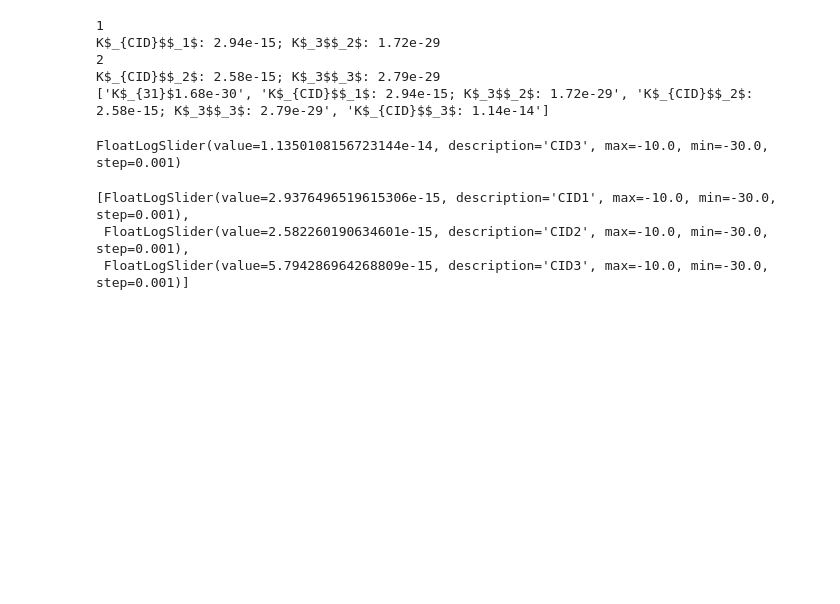
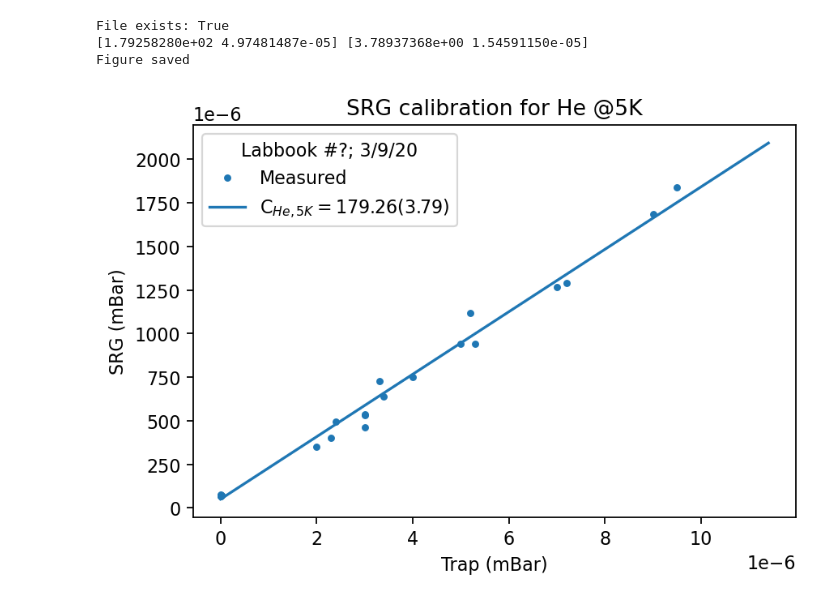
Before and after one commit to aravindhnivas/FELion_GUI3, a Jupyter notebook: static/assets/python_files/ODE/ROSAA_kinetics.ipynb, the cells around one changed output. Saved outputs shown, nothing was run; the diff lists cells and outputs as text; code cells hidden in the pictures; blank space fills up the shorter version.

```diff
--- a/static/assets/python_files/ODE/ROSAA_kinetics.ipynb
+++ b/static/assets/python_files/ODE/ROSAA_kinetics.ipynb
@@ -409,66 +457,37 @@ def srg_calib():
     srg_loc = pt(r"D:\SurfDrive\THz_Measurements\CD+\timescan\reports")
     srg_file = srg_loc / "srg_calibration.txt"
     print(f"File exists: {srg_file.exists()}")
 
     trap, srg = np.genfromtxt(srg_file).T
 
     # Define a model to fit to.
     def linearEq(x, slope, offset):
         return slope*x + offset
 
     popt, pcov = curve_fit(linearEq, trap, srg)
     perr = np.sqrt(np.diag(pcov))
 
     print(popt, perr)
 
     xfit = np.linspace(0, trap.max()+0.2*trap.max(), 50)
     yfit = linearEq(xfit, *popt)
 
     fig, ax = plt.subplots(dpi=160)
     ax.plot(trap, srg, ".C0")
     ax.plot(xfit, yfit, "-C0")
-    plt.ticklabel_format(axis='both', style='sci', scilimits=(-3, -3))
+    plt.ticklabel_format(axis='both', style='sci', scilimits=(-6, -6))
 
     ax.set(title="SRG calibration for He @5K", xlabel="Trap (mBar)", ylabel="SRG (mBar)")
     ax.legend(["Measured", "C$_{He, 5K} = $"+f"{popt[0]:.2f}({perr[0]:.2f})"], title="Labbook #?; 3/9/20")
 
     fig.savefig(srg_loc/"srg_calibration.pdf")
     fig.savefig(srg_loc/"srg_calibration.png")
 
     print("Figure saved")
 
-#srg_calib()
+srg_calib()
+# %% [output]
+File exists: True
+[1.79258280e+02 4.97481487e-05] [3.78937368e+00 1.54591150e-05]
+Figure saved
+[figure, added]
-# %%
-rateConstantSlider = list(rateConstantSliderWidget.values())[1:]
-rate_K3 = rateConstantSlider[::2]
-rate_KCID = rateConstantSlider[1::2]
-
-rateConstantValues = ["K$_{31}$"+ f"{rate_K3[0].value:.2e}"]
-
-for _ in range(1, int(len(rateConstantSlider)/2)):
-
-    print(_)
-    _temp = "K$_{CID}$"+ f"$_{_}$: {rate_KCID[_-1].value:.2e}; " + \
-            "K$_3$"+ f"$_{_+1}$: {rate_K3[_].value:.2e}"
-    print(_temp)
-    rateConstantValues.append(_temp)
-
-rateConstantValues.append("K$_{CID}$"+ f"$_{int(len(rateConstantSlider)/2)}$: {rate_KCID[-1].value:.2e}")
-
-print(rateConstantValues)
-# %% [output]
-1
-K$_{CID}$$_1$: 2.94e-15; K$_3$$_2$: 1.72e-29
-2
-K$_{CID}$$_2$: 2.58e-15; K$_3$$_3$: 2.79e-29
-['K$_{31}$1.68e-30', 'K$_{CID}$$_1$: 2.94e-15; K$_3$$_2$: 1.72e-29', 'K$_{CID}$$_2$: 2.58e-15; K$_3$$_3$: 2.79e-29', 'K$_{CID}$$_3$: 1.14e-14']
-# %%
-rate_KCID[2]
-# %% [output]
-FloatLogSlider(value=1.1350108156723144e-14, description='CID3', max=-10.0, min=-30.0, step=0.001)
-# %%
-rateConstantSlider[1::2]
-# %% [output]
-[FloatLogSlider(value=2.9376496519615306e-15, description='CID1', max=-10.0, min=-30.0, step=0.001),
- FloatLogSlider(value=2.582260190634601e-15, description='CID2', max=-10.0, min=-30.0, step=0.001),
- FloatLogSlider(value=5.794286964268809e-15, description='CID3', max=-10.0, min=-30.0, step=0.001)]
```
Also changed, not shown: parts of 6 cells of this notebook.
